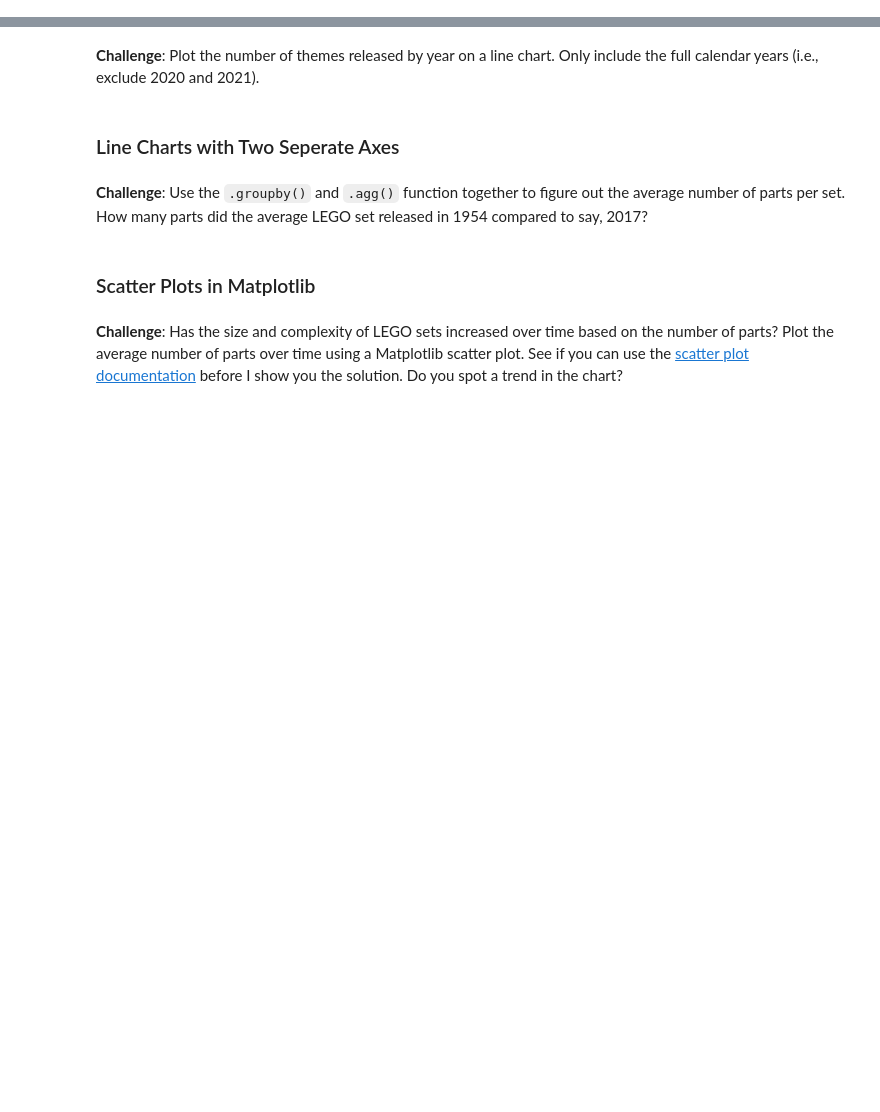
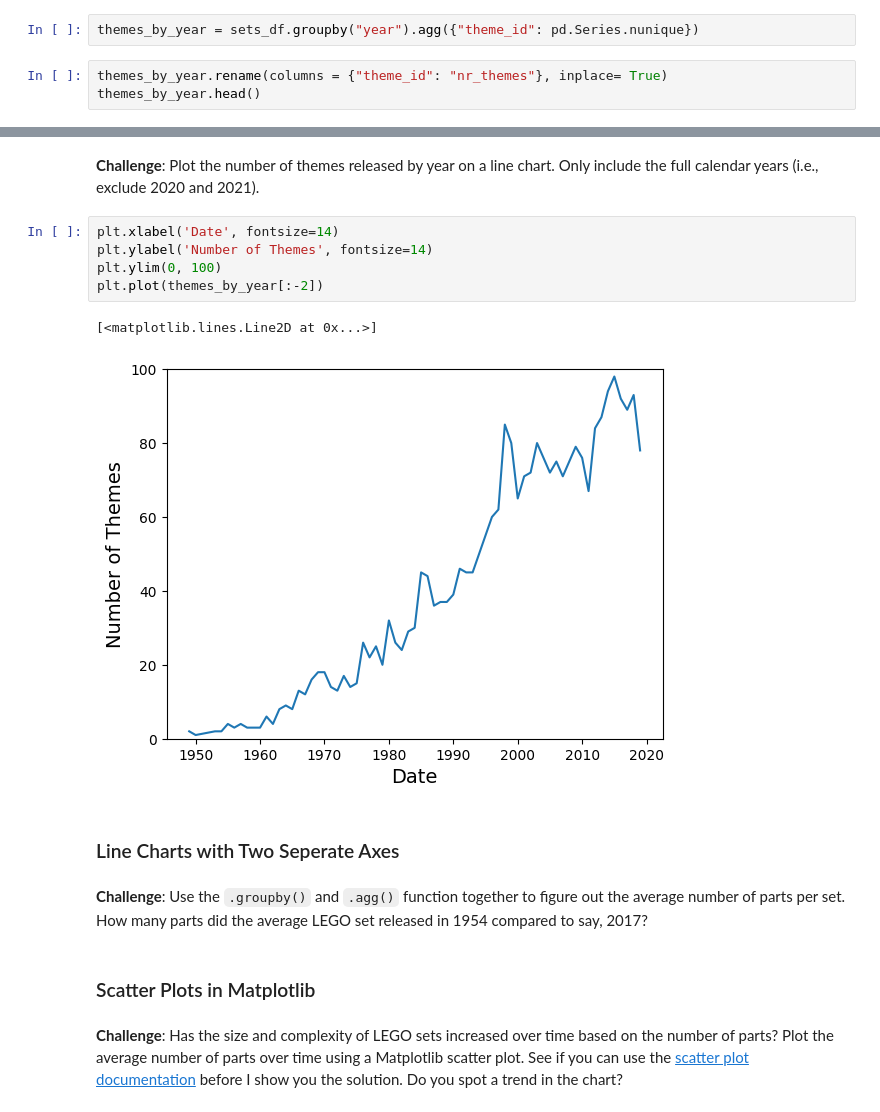
Before and after one commit to bnedjm/100-Dayz-of-Code, a Jupyter notebook: 04-Advanced-Section/Day-074 - Aggregate & Merge Data with Pandas - Analyse the LEGO Dataset/Lego_Analysis_for_Course_.ipynb, the cells around one changed output, grey strips where cells are left out. Cells and saved outputs as stored; diff of their text form; blank space fills up the shorter version.

```diff
--- a/04-Advanced-Section/Day-074 - Aggregate & Merge Data with Pandas - Analyse the LEGO Dataset/Lego_Analysis_for_Course_.ipynb
+++ b/04-Advanced-Section/Day-074 - Aggregate & Merge Data with Pandas - Analyse the LEGO Dataset/Lego_Analysis_for_Course_.ipynb
@@ -172,3 +172,8 @@ plt.plot(sets_by_year[:-2])
 ### Aggregate Data with the Python .agg() Function
 
 Let's work out the number of different themes shipped by year. This means we have to count the number of unique theme_ids per calendar year.
+# %%
+themes_by_year = sets_df.groupby("year").agg({"theme_id": pd.Series.nunique})
+# %%
+themes_by_year.rename(columns = {"theme_id": "nr_themes"}, inplace= True)
+themes_by_year.head()
@@ -175,5 +198,13 @@ Let's work out the number of different themes shipped by year. This means we hav
 # %% [markdown]
 **Challenge**: Plot the number of themes released by year on a line chart. Only include the full calendar years (i.e., exclude 2020 and 2021).
+# %%
+plt.xlabel('Date', fontsize=14)
+plt.ylabel('Number of Themes', fontsize=14)
+plt.ylim(0, 100)
+plt.plot(themes_by_year[:-2])
+# %% [output]
+[<matplotlib.lines.Line2D at 0x...>]
+[figure, added]
 # %% [markdown]
 ### Line Charts with Two Seperate Axes
 # %% [markdown]
```
Also changed, not shown: parts of 2 cells of this notebook.
